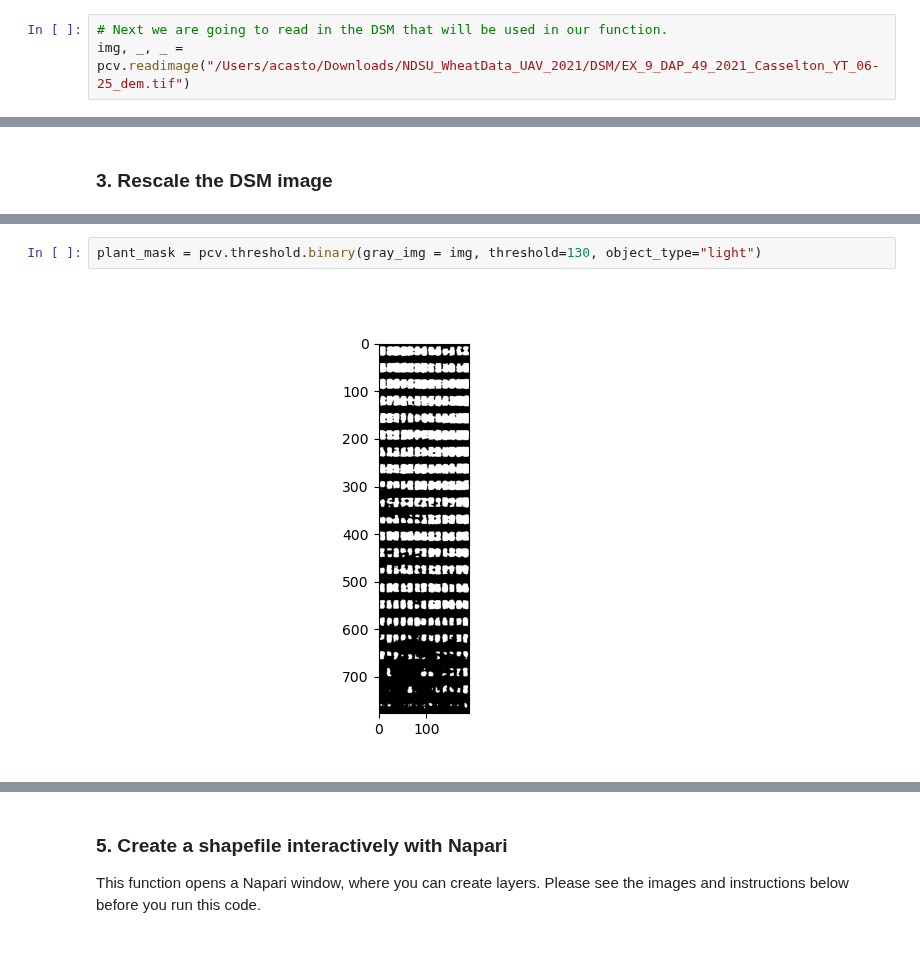
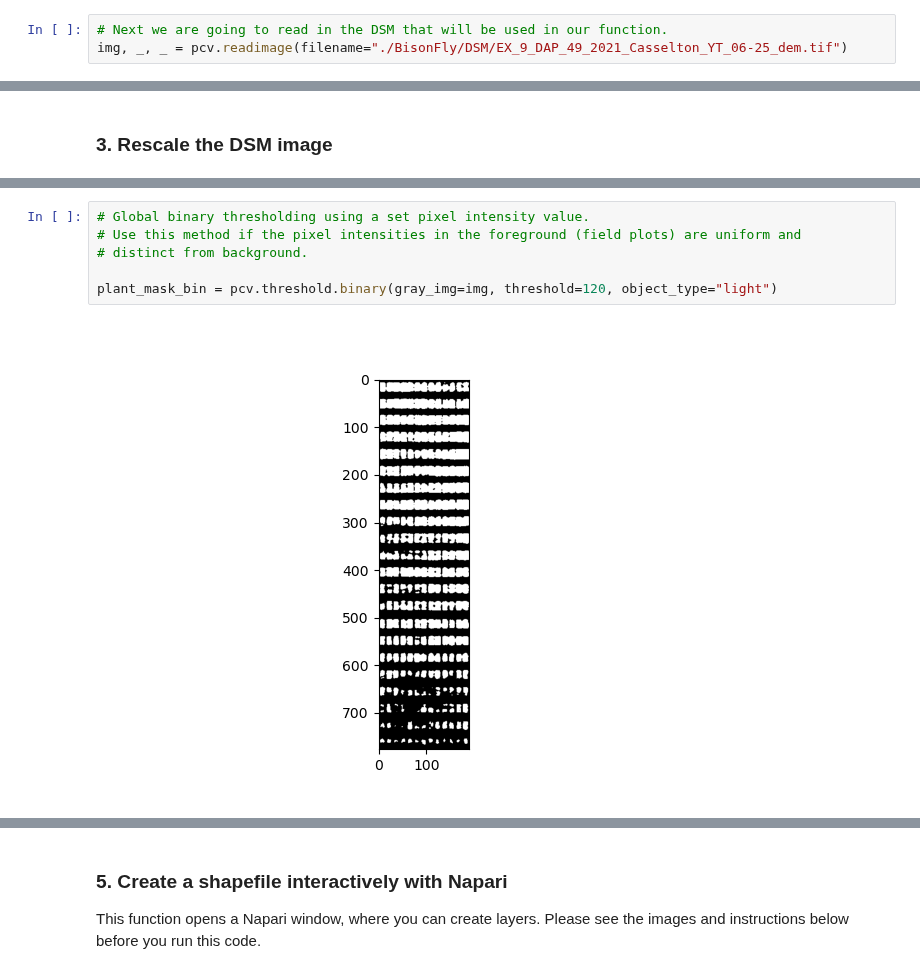
Before and after one commit to danforthcenter/plantcv-geospatial-tutorial-plant-height, a Jupyter notebook: index.ipynb, the cells around one changed output, grey strips where cells are left out. Cells and saved outputs as stored; diff of their text form.

```diff
--- a/index.ipynb
+++ b/index.ipynb
@@ -53,7 +54,7 @@ Clipping input data to the valid range for imshow with RGB data ([0..1] for floa
 ### 2. Read in the DSM file as a grayscale image
 # %%
 # Next we are going to read in the DSM that will be used in our function.
-img, _, _ = pcv.readimage("/Users/acasto/Downloads/NDSU_WheatData_UAV_2021/DSM/EX_9_DAP_49_2021_Casselton_YT_06-25_dem.tif")
+img, _, _ = pcv.readimage(filename="./BisonFly/DSM/EX_9_DAP_49_2021_Casselton_YT_06-25_dem.tif")
 # %% [output]
 [figure]
 # %% [markdown]
@@ -69,4 +76,8 @@ You may need to adjust the threshold value to segment your plots
 # %%
-plant_mask = pcv.threshold.binary(gray_img = img, threshold=130, object_type="light")
+# Global binary thresholding using a set pixel intensity value.
+# Use this method if the pixel intensities in the foreground (field plots) are uniform and
+# distinct from background.
+
+plant_mask_bin = pcv.threshold.binary(gray_img=img, threshold=120, object_type="light")
 # %% [output]
-[figure, old version]
+[figure, new version]
```
Also changed, not shown: parts of 18 cells of this notebook, 1 other file.
